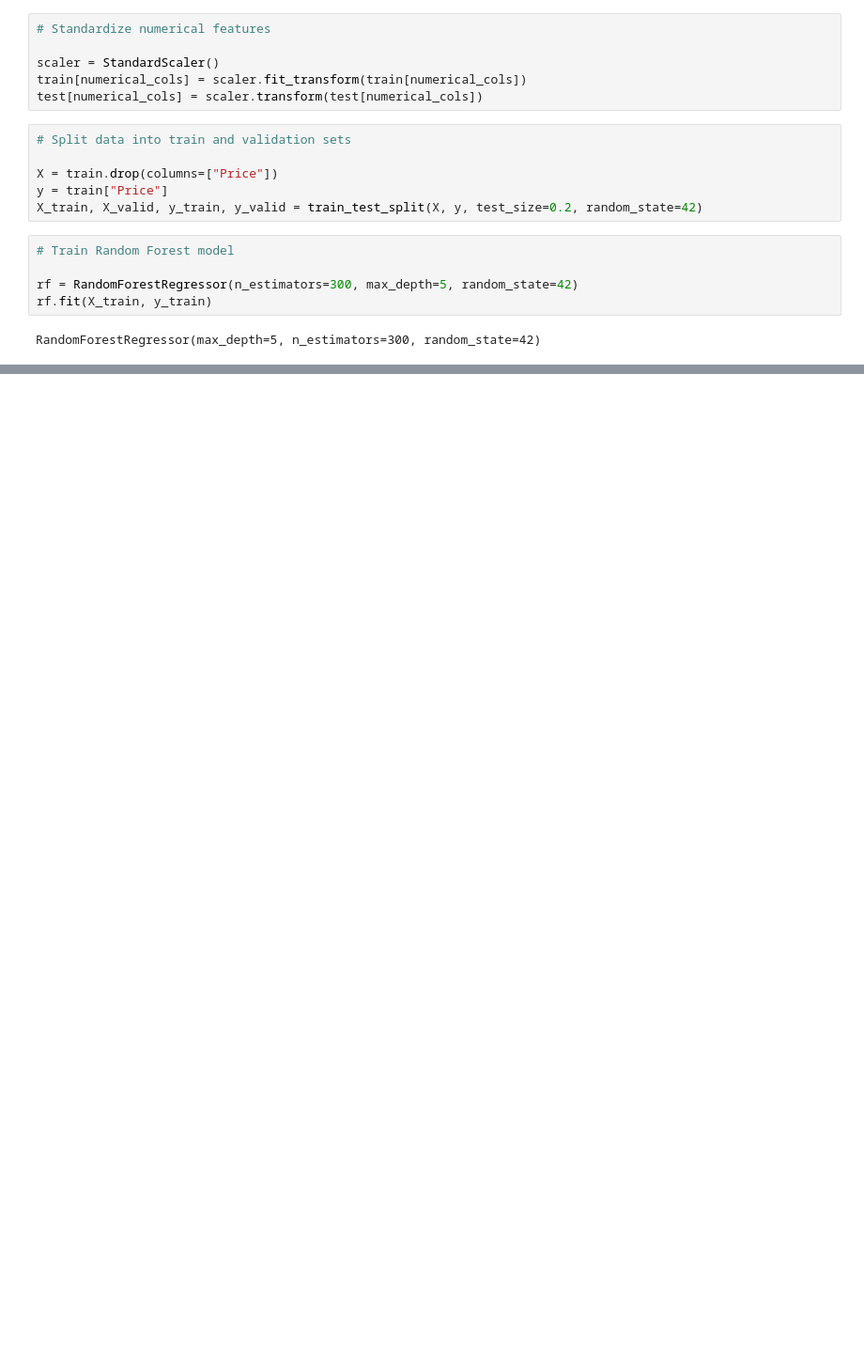
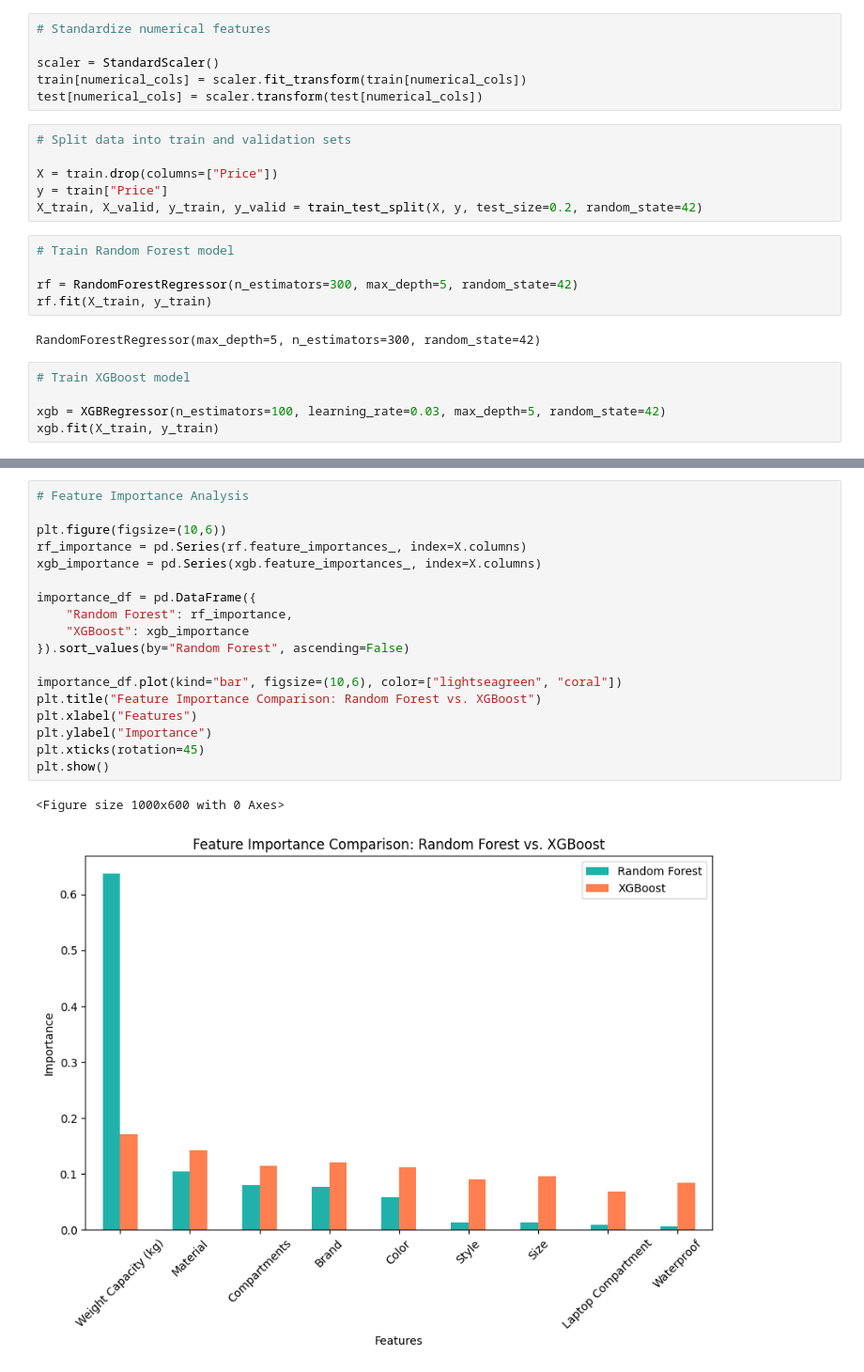
Before and after one commit to jithmiw/backpack-price-prediction, a Jupyter notebook: backpack_price_prediction.ipynb, the cells around one changed output, grey strips where cells are left out. Shown at 94% size. Drawn from its saved outputs; the diff is of its cells as text; blank space fills up the shorter version.

Commit message:
train XGBoost model and evaluated feature importance

```diff
--- a/backpack_price_prediction.ipynb
+++ b/backpack_price_prediction.ipynb
@@ -132,3 +132,8 @@ rf = RandomForestRegressor(n_estimators=300, max_depth=5, random_state=42)
 rf.fit(X_train, y_train)
 # %% [output]
 RandomForestRegressor(max_depth=5, n_estimators=300, random_state=42)
+# %%
+# Train XGBoost model
+
+xgb = XGBRegressor(n_estimators=100, learning_rate=0.03, max_depth=5, random_state=42)
+xgb.fit(X_train, y_train)
@@ -134,0 +152,21 @@ RandomForestRegressor(max_depth=5, n_estimators=300, random_state=42)
+# %%
+# Feature Importance Analysis
+
+plt.figure(figsize=(10,6))
+rf_importance = pd.Series(rf.feature_importances_, index=X.columns)
+xgb_importance = pd.Series(xgb.feature_importances_, index=X.columns)
+
+importance_df = pd.DataFrame({
+    "Random Forest": rf_importance,
+    "XGBoost": xgb_importance
+}).sort_values(by="Random Forest", ascending=False)
+
+importance_df.plot(kind="bar", figsize=(10,6), color=["lightseagreen", "coral"])
+plt.title("Feature Importance Comparison: Random Forest vs. XGBoost")
+plt.xlabel("Features")
+plt.ylabel("Importance")
+plt.xticks(rotation=45)
+plt.show()
+# %% [output]
+<Figure size 1000x600 with 0 Axes>
+[figure, added]
```
Also changed, not shown: parts of 1 cell of this notebook.
